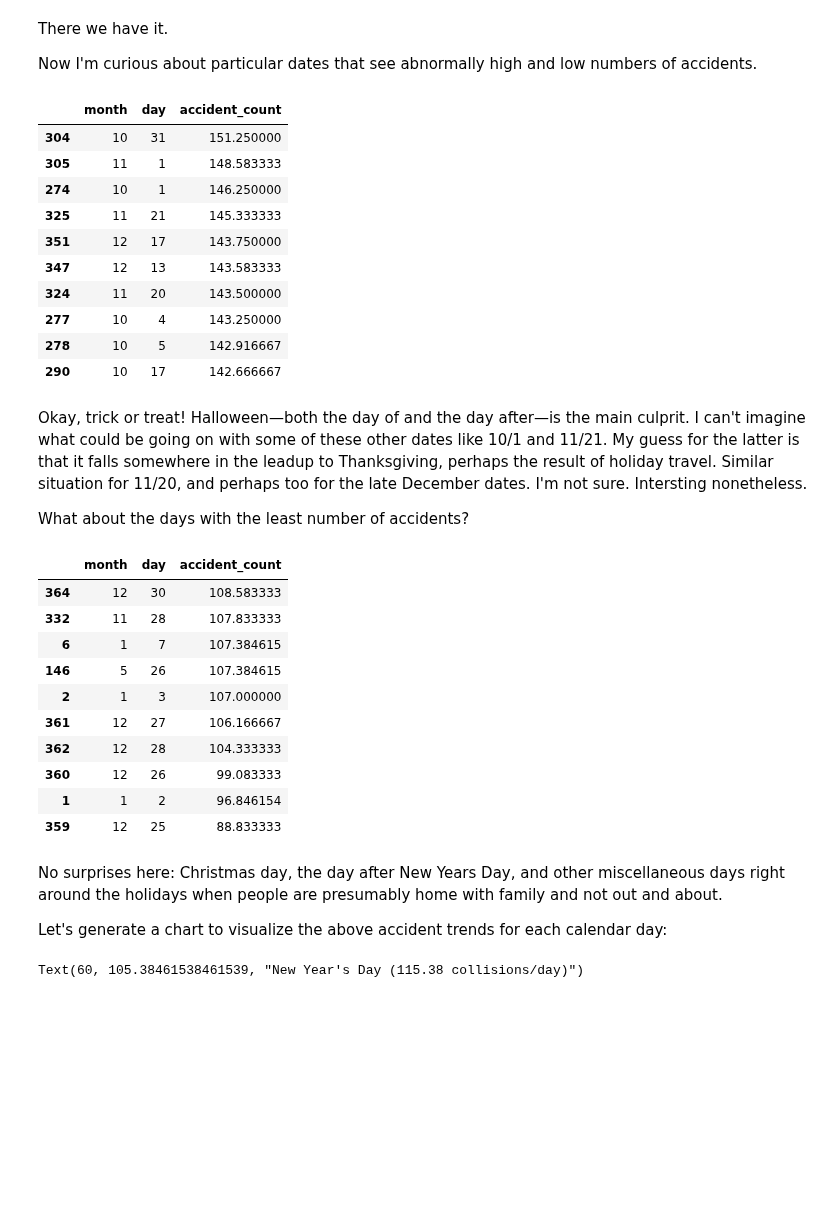
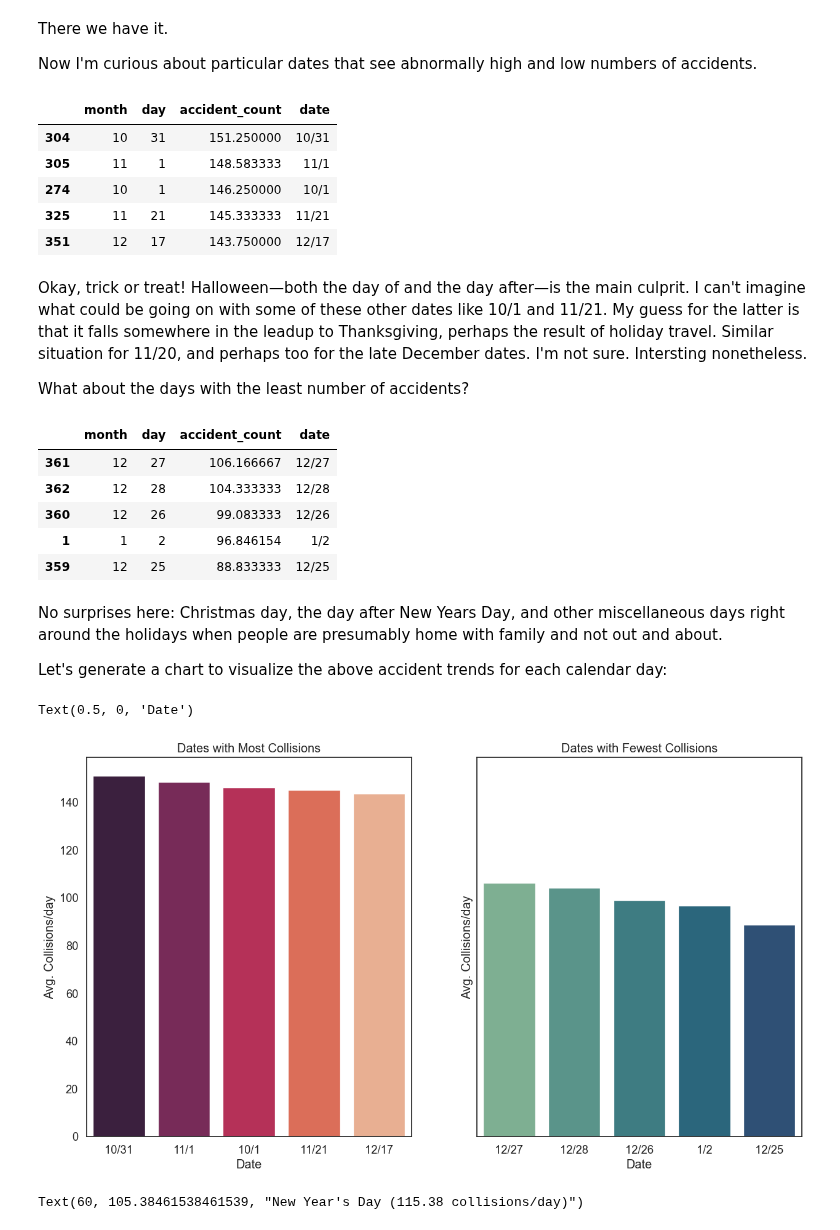
Before and after one commit to zrottman/data-exploration, a Jupyter notebook: LA_traffic_accidents/01_collisions_times.ipynb, the cells around one changed output. Saved outputs shown, nothing was run; the diff lists cells and outputs as text; code cells hidden in the pictures; blank space fills up the shorter version.

Commit message:
Add bar chart for worst and best days

```diff
--- a/LA_traffic_accidents/01_collisions_times.ipynb
+++ b/LA_traffic_accidents/01_collisions_times.ipynb
@@ -390,43 +390,68 @@ Now I'm curious about particular dates that see abnormally high and low numbers
 # %%
 by_monthandday = by_day.groupby(by=[by_day.index.month, by_day.index.day]).mean()
 by_monthandday.index.names = ['month', 'day']
 by_monthandday = by_monthandday.reset_index()
 
-by_monthandday.sort_values(by='accident_count', ascending=False).head(10)
+worst_days = by_monthandday.sort_values(by='accident_count', ascending=False).head(5)
+
+worst_days['date'] = worst_days['month'].astype('str') + '/' + worst_days['day'].astype('str')
+worst_days
 # %% [output]
-|  | month | day | accident_count |
-| 304 | 10 | 31 | 151.250000 |
-| 305 | 11 | 1 | 148.583333 |
-| 274 | 10 | 1 | 146.250000 |
-| 325 | 11 | 21 | 145.333333 |
-| 351 | 12 | 17 | 143.750000 |
-| 347 | 12 | 13 | 143.583333 |
-| 324 | 11 | 20 | 143.500000 |
-| 277 | 10 | 4 | 143.250000 |
-| 278 | 10 | 5 | 142.916667 |
-| 290 | 10 | 17 | 142.666667 |
+|  | month | day | accident_count | date |
+| 304 | 10 | 31 | 151.250000 | 10/31 |
+| 305 | 11 | 1 | 148.583333 | 11/1 |
+| 274 | 10 | 1 | 146.250000 | 10/1 |
+| 325 | 11 | 21 | 145.333333 | 11/21 |
+| 351 | 12 | 17 | 143.750000 | 12/17 |
 # %% [markdown]
 Okay, trick or treat! Halloween—both the day of and the day after—is the main culprit. I can't imagine what could be going on with some of these other dates like 10/1 and 11/21. My guess for the latter is that it falls somewhere in the leadup to Thanksgiving, perhaps the result of holiday travel. Similar situation for 11/20, and perhaps too for the late December dates. I'm not sure. Intersting nonetheless.
 
 What about the days with the least number of accidents?
 # %%
-by_monthandday.sort_values(by='accident_count', ascending=False).tail(10)
+best_days = by_monthandday.sort_values(by='accident_count', ascending=False).tail(5)
+best_days['date'] = best_days['month'].astype('str') + '/' + best_days['day'].astype('str')
+best_days
 # %% [output]
-|  | month | day | accident_count |
-| 364 | 12 | 30 | 108.583333 |
-| 332 | 11 | 28 | 107.833333 |
-| 6 | 1 | 7 | 107.384615 |
-| 146 | 5 | 26 | 107.384615 |
-| 2 | 1 | 3 | 107.000000 |
-| 361 | 12 | 27 | 106.166667 |
-| 362 | 12 | 28 | 104.333333 |
-| 360 | 12 | 26 | 99.083333 |
-| 1 | 1 | 2 | 96.846154 |
-| 359 | 12 | 25 | 88.833333 |
+|  | month | day | accident_count | date |
+| 361 | 12 | 27 | 106.166667 | 12/27 |
+| 362 | 12 | 28 | 104.333333 | 12/28 |
+| 360 | 12 | 26 | 99.083333 | 12/26 |
+| 1 | 1 | 2 | 96.846154 | 1/2 |
+| 359 | 12 | 25 | 88.833333 | 12/25 |
 # %% [markdown]
 No surprises here: Christmas day, the day after New Years Day, and other miscellaneous days right around the holidays when people are presumably home with family and not out and about.
 
 Let's generate a chart to visualize the above accident trends for each calendar day:
+# %%
+fig, axs = plt.subplots(1, 2, figsize=(15, 8), sharey=True)
+
+sns.barplot(
+    data=worst_days,
+    x='date',
+    y='accident_count',
+    ax=axs[0],
+    palette='rocket'
+)
+axs[0].set_title('Dates with Most Collisions')
+axs[0].set_xlabel('Date')
+axs[0].set_ylabel('Avg. Collisions/day')
+
+
+sns.barplot(
+    data=best_days,
+    x='date',
+    y='accident_count',
+    ax=axs[1],
+    palette='crest'
+)
+axs[1].set_title('Dates with Fewest Collisions')
+axs[1].set_ylabel('Avg. Collisions/day')
+axs[1].set_xlabel('Date')
+
+#plt.savefig(fname='traffic-collisions_best-and-worst-dates.png', dpi=150, bbox_inches='tight');
+# %% [output]
+Text(0.5, 0, 'Date')
+[figure, added]
 # %%
 fig, ax = plt.subplots(figsize=(15, 8))
 
```
